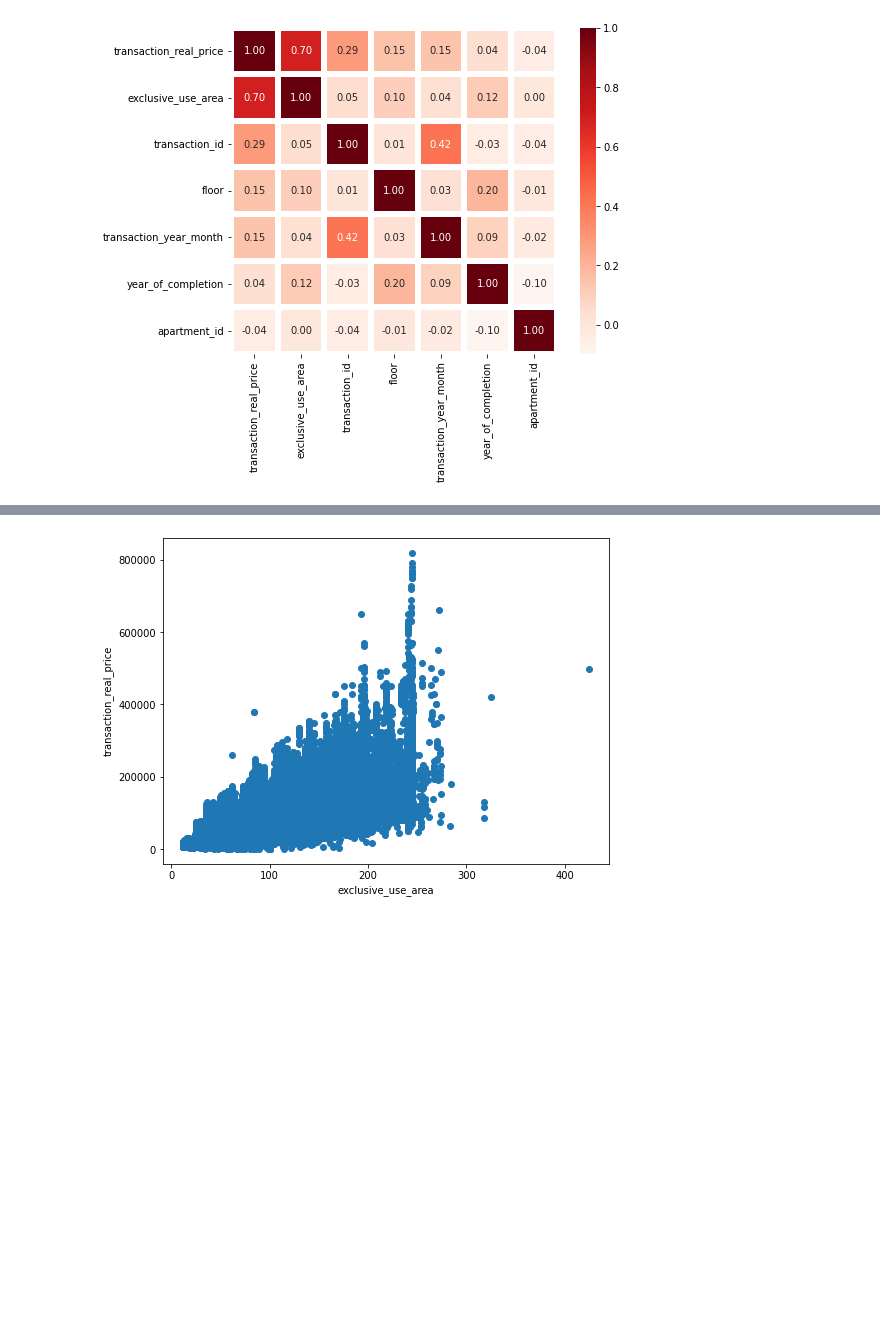
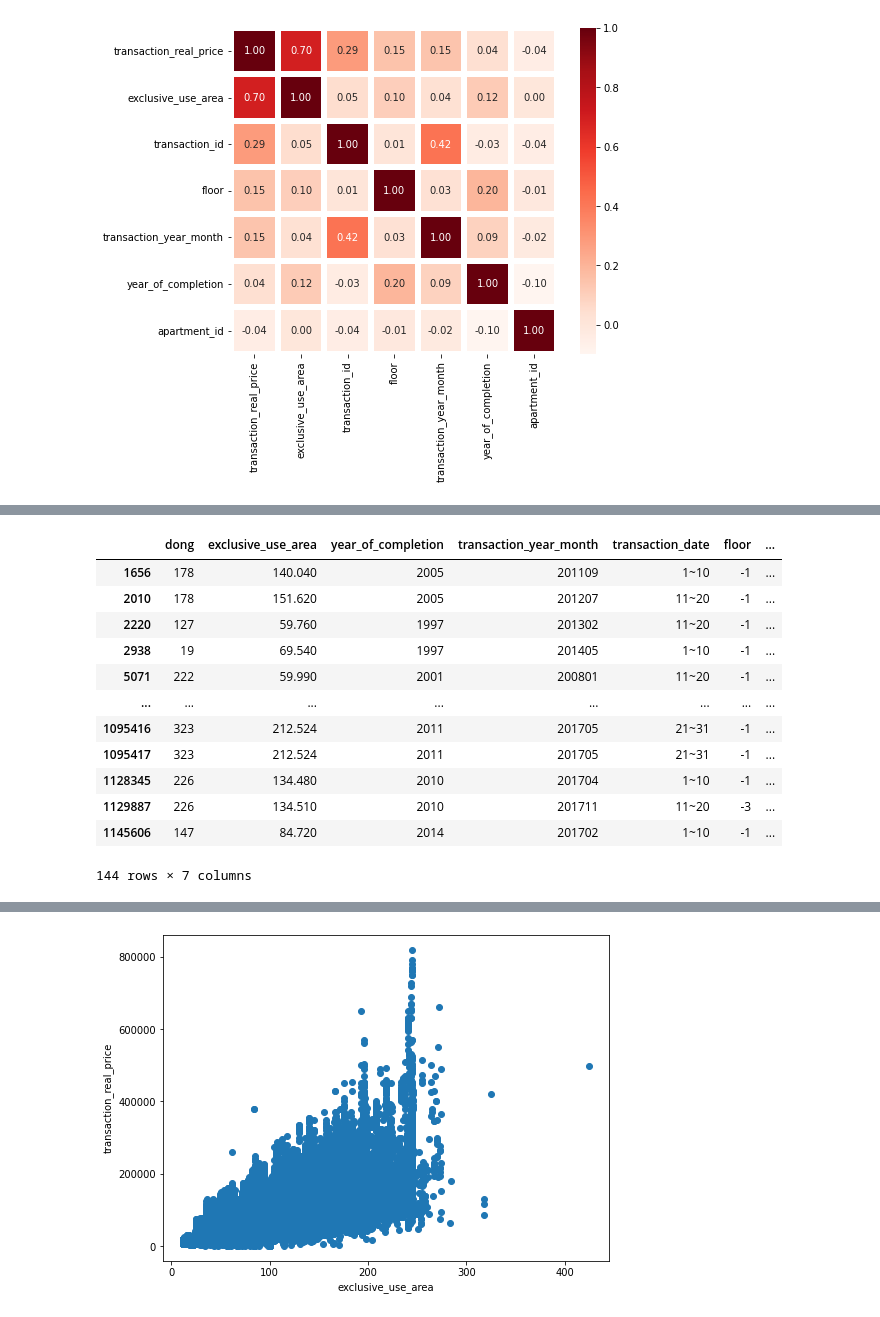
Before and after one commit to leedain0301/Modeling-Apartment-sales-price-forecast, a Jupyter notebook: MiniProject_02.ipynb, the cells around one changed output, grey strips where cells are left out. Cells and saved outputs as stored; diff of their text form; code cells hidden in the pictures; blank space fills up the shorter version.

```diff
--- a/MiniProject_02.ipynb
+++ b/MiniProject_02.ipynb
@@ -214,0 +284,16 @@ train['transaction_real_price'] = np.expm1(train_data['transaction_real_price'])
+# %%
+train[train['floor'] < 0] #오마이갓...지하가 있었어...
+# %% [output]
+|  | dong | exclusive_use_area | year_of_completion | transaction_year_month | transaction_date | floor | ... |
+| 1656 | 178 | 140.040 | 2005 | 201109 | 1~10 | -1 | ... |
+| 2010 | 178 | 151.620 | 2005 | 201207 | 11~20 | -1 | ... |
+| 2220 | 127 | 59.760 | 1997 | 201302 | 11~20 | -1 | ... |
+| 2938 | 19 | 69.540 | 1997 | 201405 | 1~10 | -1 | ... |
+| 5071 | 222 | 59.990 | 2001 | 200801 | 11~20 | -1 | ... |
+| ... | ... | ... | ... | ... | ... | ... | ... |
+| 1095416 | 323 | 212.524 | 2011 | 201705 | 21~31 | -1 | ... |
+| 1095417 | 323 | 212.524 | 2011 | 201705 | 21~31 | -1 | ... |
+| 1128345 | 226 | 134.480 | 2010 | 201704 | 1~10 | -1 | ... |
+| 1129887 | 226 | 134.510 | 2010 | 201711 | 11~20 | -3 | ... |
+| 1145606 | 147 | 84.720 | 2014 | 201702 | 1~10 | -1 | ... |
+144 rows × 7 columns
```
Also changed, not shown: parts of 24 cells of this notebook.
